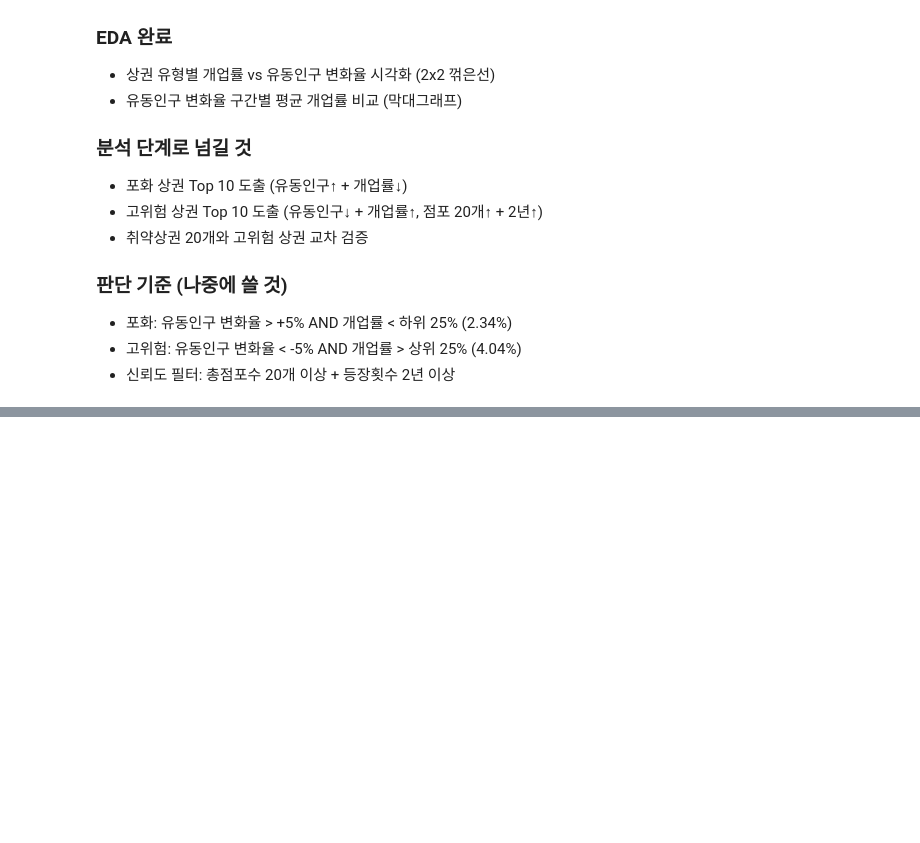
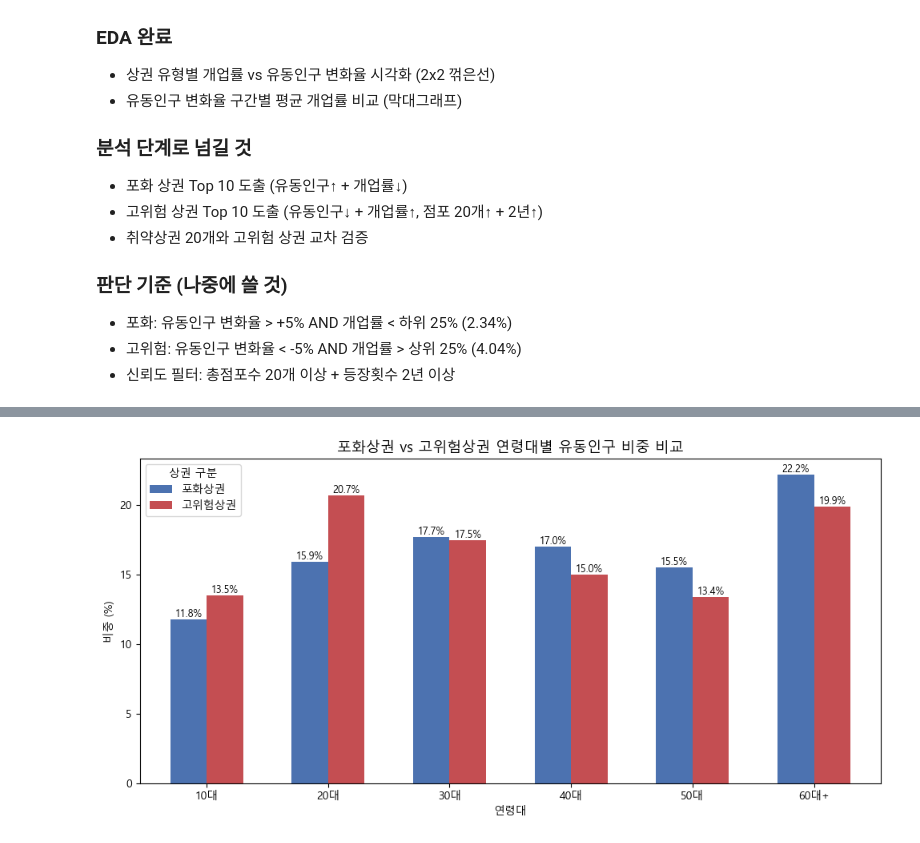
Before and after one commit to sonjiwoo-creator/seouldf, a Jupyter notebook: notebooks/nagyung_개업률_유동인구.ipynb, the cells around one changed output, grey strips where cells are left out. Saved outputs shown, nothing was run; the diff lists cells and outputs as text; code cells hidden in the pictures; blank space fills up the shorter version.

```diff
--- a/notebooks/nagyung_개업률_유동인구.ipynb
+++ b/notebooks/nagyung_개업률_유동인구.ipynb
@@ -532,0 +559,15 @@ print(고위험_상위10.round(2).to_string(index=False))
+# %%
+# 포화 상권 다시 필터링
+포화_상권 = df_합[
+    (df_합['유동인구_변화율'] > 5) &
+    (df_합['개업률'] < 개업률_하위25)
+]
+
+# 고위험 상권 다시 필터링
+고위험_상권 = df_합[
+    (df_합['유동인구_변화율'] < -5) &
+    (df_합['개업률'] > 개업률_상위25)
+]
+
+print(f'포화 상권 후보: {len(포화_상권)}건')
+print(f'고위험 상권 후보: {len(고위험_상권)}건')
@@ -532,0 +577,74 @@ print(고위험_상위10.round(2).to_string(index=False))
+# %%
+# 포화/고위험 상권 코드 추출
+포화_코드 = (포화_상권
+            .groupby('상권_코드_명')
+            .agg(등장횟수=('연도', 'count'))
+            .reset_index()
+            .merge(df_합[['상권_코드_명', '상권_코드']].drop_duplicates(), on='상권_코드_명')
+            ['상권_코드'].tolist())
+
+고위험_코드 = (고위험_상권[고위험_상권['총점포수'] >= 20]
+              .groupby('상권_코드_명')
+              .agg(등장횟수=('연도', 'count'))
+              .reset_index()
+              .query('등장횟수 >= 2')
+              .merge(df_합[['상권_코드_명', '상권_코드']].drop_duplicates(), on='상권_코드_명')
+              ['상권_코드'].tolist())
+
+# 길단위인구 데이터 불러오기
+df_인구2 = pd.read_csv(
+    '../data/05_길단위인구/서울시 상권분석서비스(길단위인구-상권).csv',
+    encoding='cp949'
+)
+df_인구2 = df_인구2[df_인구2['기준_년분기_코드'] < 20250]
+
+# 연령대 컬럼
+연령대_컬럼 = [
+    '연령대_10_유동인구_수',
+    '연령대_20_유동인구_수',
+    '연령대_30_유동인구_수',
+    '연령대_40_유동인구_수',
+    '연령대_50_유동인구_수',
+    '연령대_60_이상_유동인구_수'
+]
+
+# 포화상권 연령대 평균 비중
+df_포화_연령 = (df_인구2[df_인구2['상권_코드'].isin(포화_코드)]
+               .groupby('상권_코드')[연령대_컬럼].mean().mean())
+포화_비중 = (df_포화_연령 / df_포화_연령.sum() * 100).round(1)
+
+# 고위험상권 연령대 평균 비중
+df_고위험_연령 = (df_인구2[df_인구2['상권_코드'].isin(고위험_코드)]
+                .groupby('상권_코드')[연령대_컬럼].mean().mean())
+고위험_비중 = (df_고위험_연령 / df_고위험_연령.sum() * 100).round(1)
+
+# 비교 데이터프레임
+df_비교2 = pd.DataFrame({
+    '포화상권': 포화_비중.values,
+    '고위험상권': 고위험_비중.values
+}, index=['10대', '20대', '30대', '40대', '50대', '60대+'])
+
+print(df_비교2)
+
+# 시각화
+fig, ax = plt.subplots(figsize=(10, 5))
+
+df_비교2.plot(
+    kind='bar',
+    ax=ax,
+    color=['#4C72B0', '#C44E52'],
+    width=0.6
+)
+
+ax.set_title('포화상권 vs 고위험상권 연령대별 유동인구 비중 비교', fontsize=13)
+ax.set_xlabel('연령대')
+ax.set_ylabel('비중 (%)')
+ax.tick_params(axis='x', rotation=0)
+ax.legend(title='상권 구분')
+
+for container in ax.containers:
+    ax.bar_label(container, fmt='%.1f%%', fontsize=9)
+
+plt.tight_layout()
+plt.show()
+# %% [output]
@@ -532,0 +658 @@ print(고위험_상위10.round(2).to_string(index=False))
+[figure, added]
```
Also changed, not shown: parts of 6 cells of this notebook, 1 other file.
